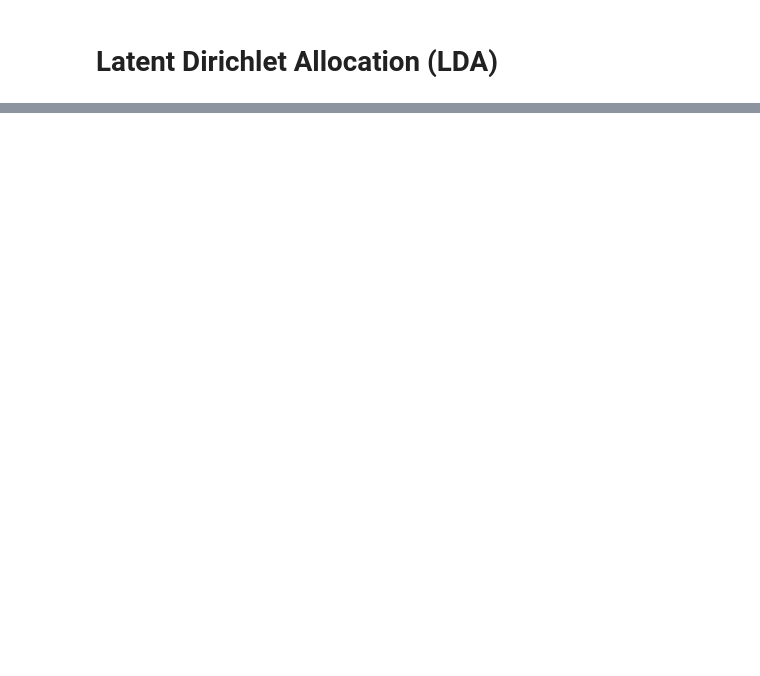
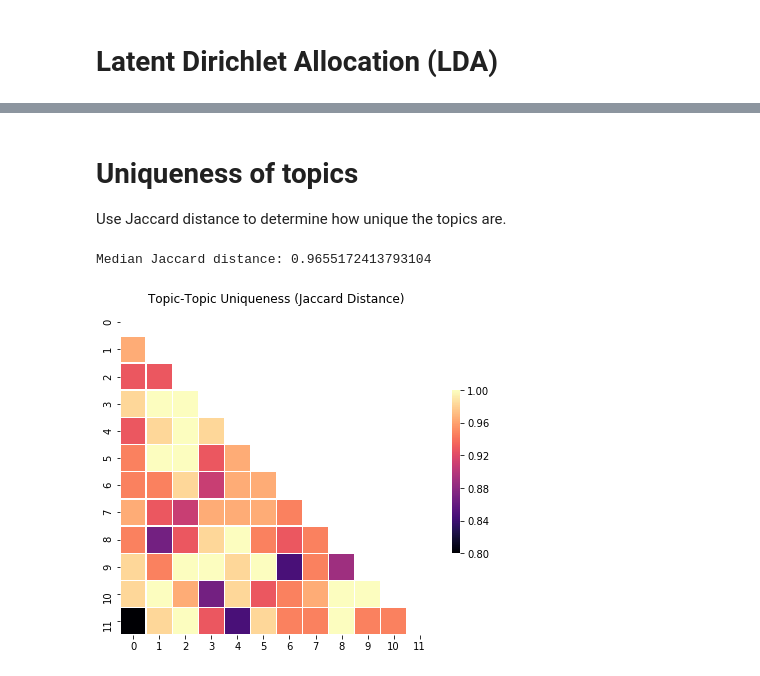
Before and after one commit to amandakeasson/edu-cater, a Jupyter notebook: edu-cater.ipynb, the cells around one changed output, grey strips where cells are left out. Drawn from its saved outputs; the diff is of its cells as text; code cells hidden in the pictures; blank space fills up the shorter version.

```diff
--- a/edu-cater.ipynb
+++ b/edu-cater.ipynb
@@ -370,11 +480,9 @@ bow_corpus = [dictionary.doc2bow(doc) for doc in processed_info]
 # %%
-# run LDA model and print topics
-ntopics = 20
-lda_model =  gensim.models.LdaMulticore(bow_corpus,
-                                   num_topics = ntopics,
-                                   id2word = dictionary,
-                                   passes = 10,
-                                   workers = 2)
+# re-define model using optimal # of topics, and print topics
+
+ntopics = 12
+lda_model =  gensim.models.LdaMulticore(bow_corpus, num_topics = ntopics, id2word = dictionary,
+                                        random_state=myseed, passes = 10, workers = 2, iterations=300)
 
 for idx, topic in lda_model.print_topics(-1):
     print("Topic: {} \nWords: {}".format(idx, topic ))
@@ -381,0 +501,36 @@ for idx, topic in lda_model.print_topics(-1):
+# %% [markdown]
+# Uniqueness of topics
+
+Use Jaccard distance to determine how unique the topics are.
+# %%
+jdists = np.zeros((ntopics,ntopics))
+for i in range(ntopics):
+    topic_terms = lda_model.get_topic_terms(i, topn=30)
+    top_terms1 = []
+    for x in range(len(topic_terms)):
+        top_terms1.append(dictionary[topic_terms[x][0]])
+    for j in range(ntopics):
+        topic_terms = lda_model.get_topic_terms(j, topn=30)
+        top_terms2 = []
+        for x in range(len(topic_terms)):
+            top_terms2.append(dictionary[topic_terms[x][0]])
+
+        jdist = jaccard(top_terms1, top_terms2)
+        jdists[i,j] = jdist
+# %%
+mask = np.zeros_like(jdists, dtype=np.bool)
+mask[np.triu_indices_from(mask)] = True
+
+uptri_vals = np.triu(jdists)
+uptri_vals = uptri_vals[uptri_vals>0]
+print('Median Jaccard distance:', np.median(uptri_vals))
+
+plt.figure(figsize=(7,6))
+sns.heatmap(jdists, mask=mask, cmap='magma', vmin=np.round(np.min(uptri_vals),2),
+            linewidths=.5, cbar_kws={"shrink": .5})
+plt.title('Topic-Topic Uniqueness (Jaccard Distance)')
+plt.savefig('topic_uniqueness.png')
+plt.show()
+# %% [output]
+Median Jaccard distance: 0.9655172413793104
+[figure, added]
```
Also changed, not shown: parts of 35 cells of this notebook, 39 other files.
